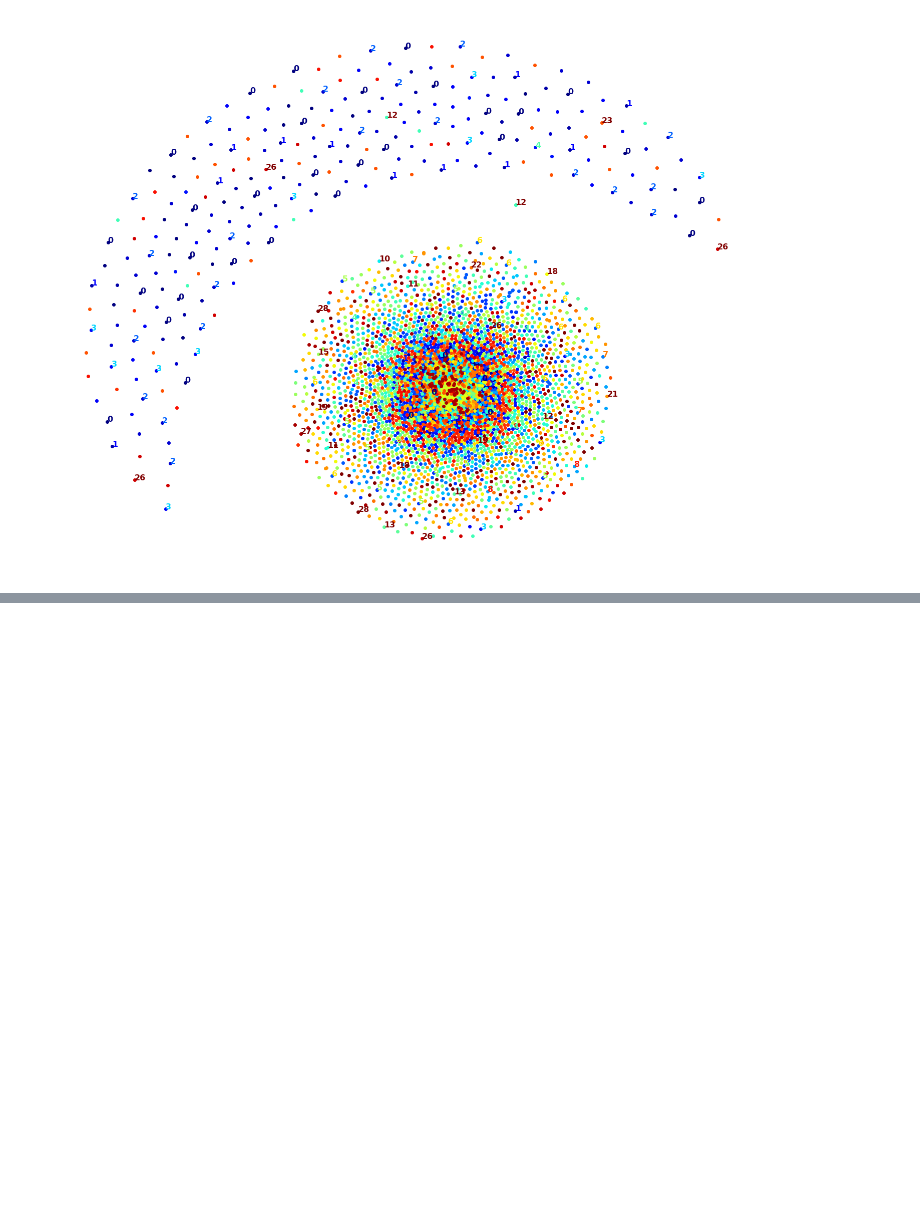
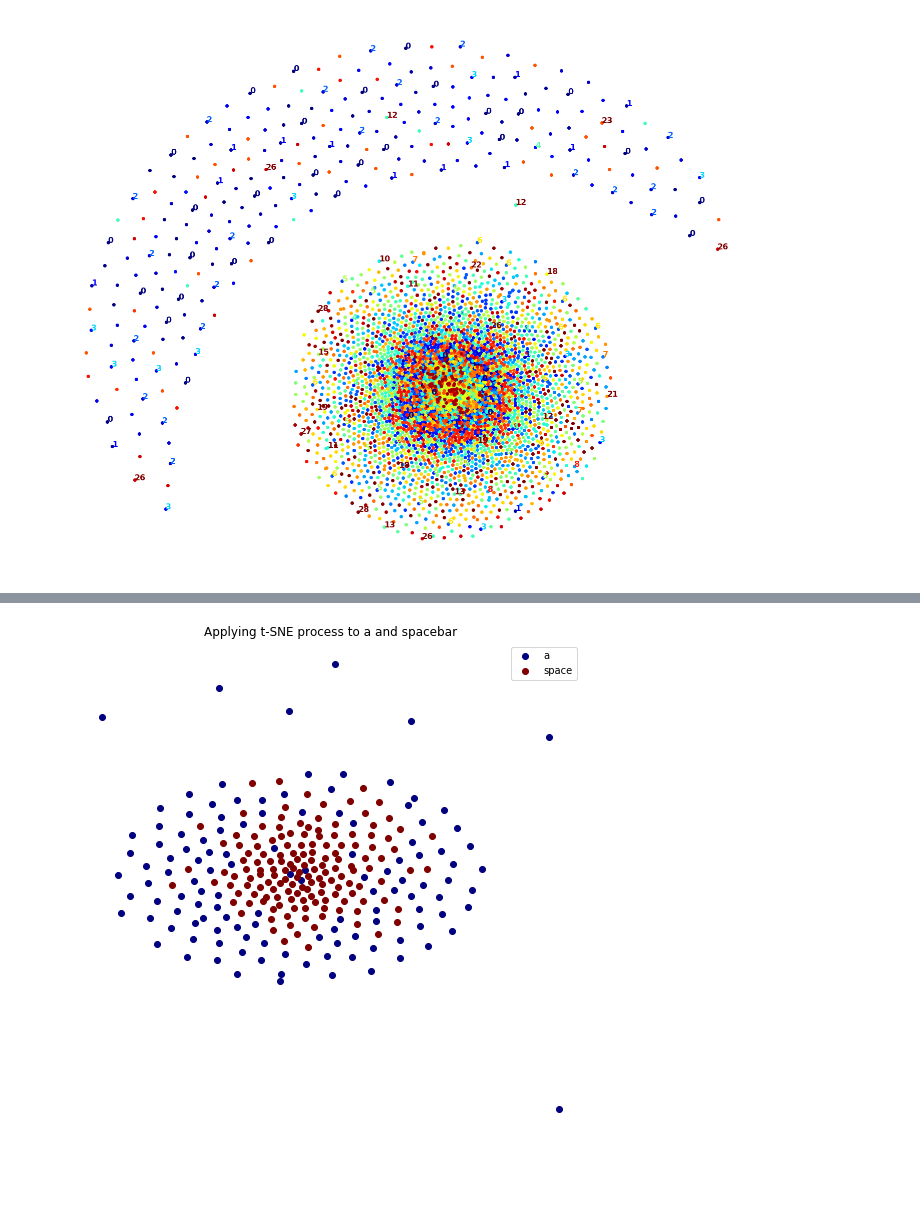
Before and after one commit to shoyo/acoustic-keylogger, a Jupyter notebook: src/clustering.ipynb, the cells around one changed output, grey strips where cells are left out. Cells and saved outputs as stored; diff of their text form; code cells hidden in the pictures; blank space fills up the shorter version.

```diff
--- a/src/clustering.ipynb
+++ b/src/clustering.ipynb
@@ -206,0 +211,10 @@ plot_keystrokes(data_embedded, labels, figsize=(25, 20))
+# %%
+idx = (labels == 0) | (labels == 28)
+data_subset = data[idx]
+labels_subset = labels[idx]
+# %%
+scaled_data_subset = MinMaxScaler().fit_transform(data_subset)
+t0 = time.time()
+embedded_data_subset = TSNE().fit_transform(scaled_data_subset)
+t1 = time.time()
+print(f'Elapsed time: {t1 - t0}s')
@@ -207,2 +223,15 @@ plot_keystrokes(data_embedded, labels, figsize=(25, 20))
+# %%
+cmap = plt.cm.get_cmap('jet')
+plt.figure(figsize=(9,9))
+for digit in (0, 28):
+    plt.scatter(embedded_data_subset[labels_subset == digit, 0],
+                embedded_data_subset[labels_subset == digit, 1],
+                c=[cmap(digit / 28)])
+plt.title('Applying t-SNE process to a and spacebar')
+plt.legend({'a', 'space'})
+plt.axis('off')
+plt.show()
+# %% [output]
+[figure, added]
 # %% [markdown]
 ###
```
Also changed, not shown: parts of 3 cells of this notebook, 2 other files.
